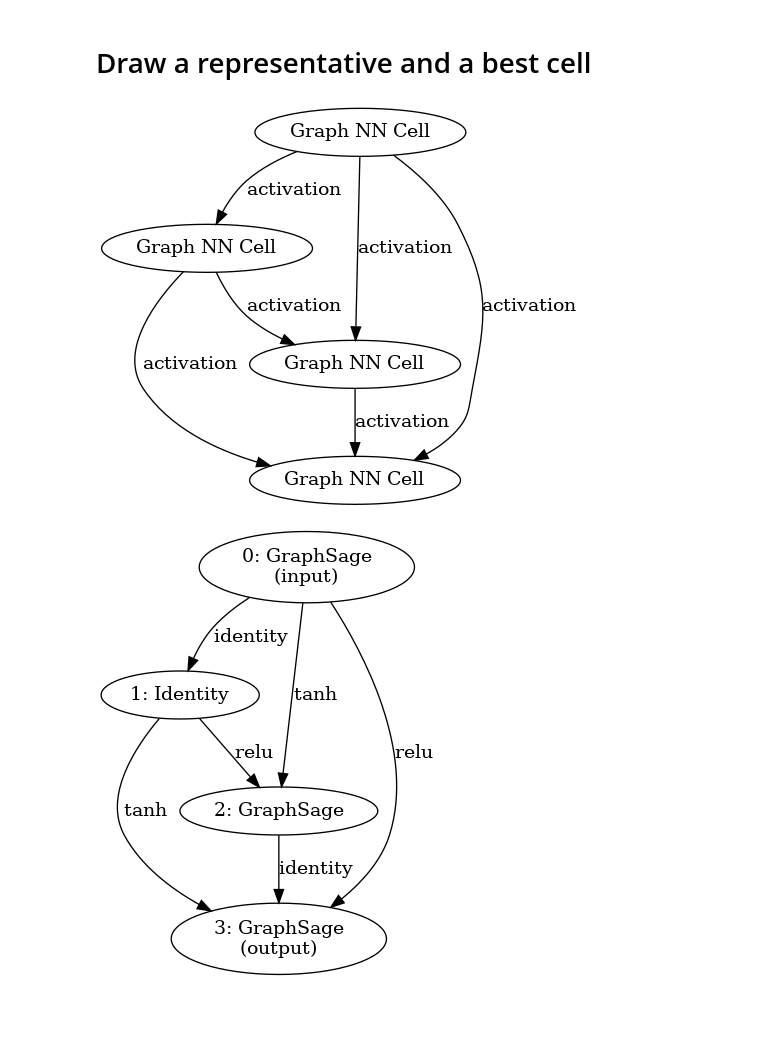
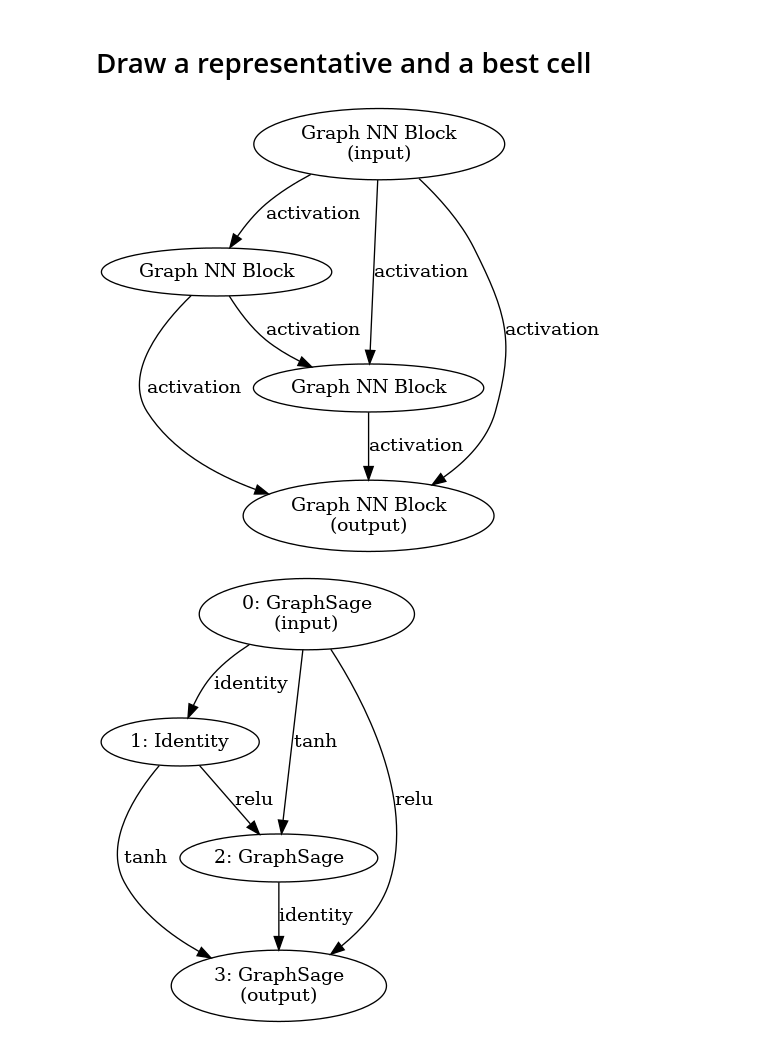
Before and after one commit to rdyro/CS224W-Final-Project-GraphGym, a Jupyter notebook: analysis.ipynb, the cells around one changed output. Cells and saved outputs as stored; diff of their text form; code cells hidden in the pictures; blank space fills up the shorter version.

```diff
--- a/analysis.ipynb
+++ b/analysis.ipynb
@@ -68,17 +68,22 @@ plt.show()
 # %%
 G = nx.DiGraph()
 for i in range(4):
-    G.add_node(f"node{i}", label="Graph NN Cell")
+    label ="Graph NN Block"
+    if i == 0:
+        label += "\n(input)"
+    elif i == 4 - 1:
+        label += "\n(output)"
+    G.add_node(f"node{i}", label=label)
 for i in range(3):
     for j in range(i + 1, 4):
         G.add_edge(f"node{i}", f"node{j}", label="activation")
 AG = nx.nx_agraph.to_agraph(G)
 graph_path = Path("").absolute() / "figures" / "nas_graph.png"
 graph_path.parent.mkdir(exist_ok=True)
 AG.draw(graph_path, prog="dot")
 Image(graph_path)
 # %% [output]
-[figure, old version]
+[figure, new version]
 # %%
 def get_stats_and_config(config_path):
     try:
```
Also changed, not shown: parts of 1 cell of this notebook, 7 other files.
